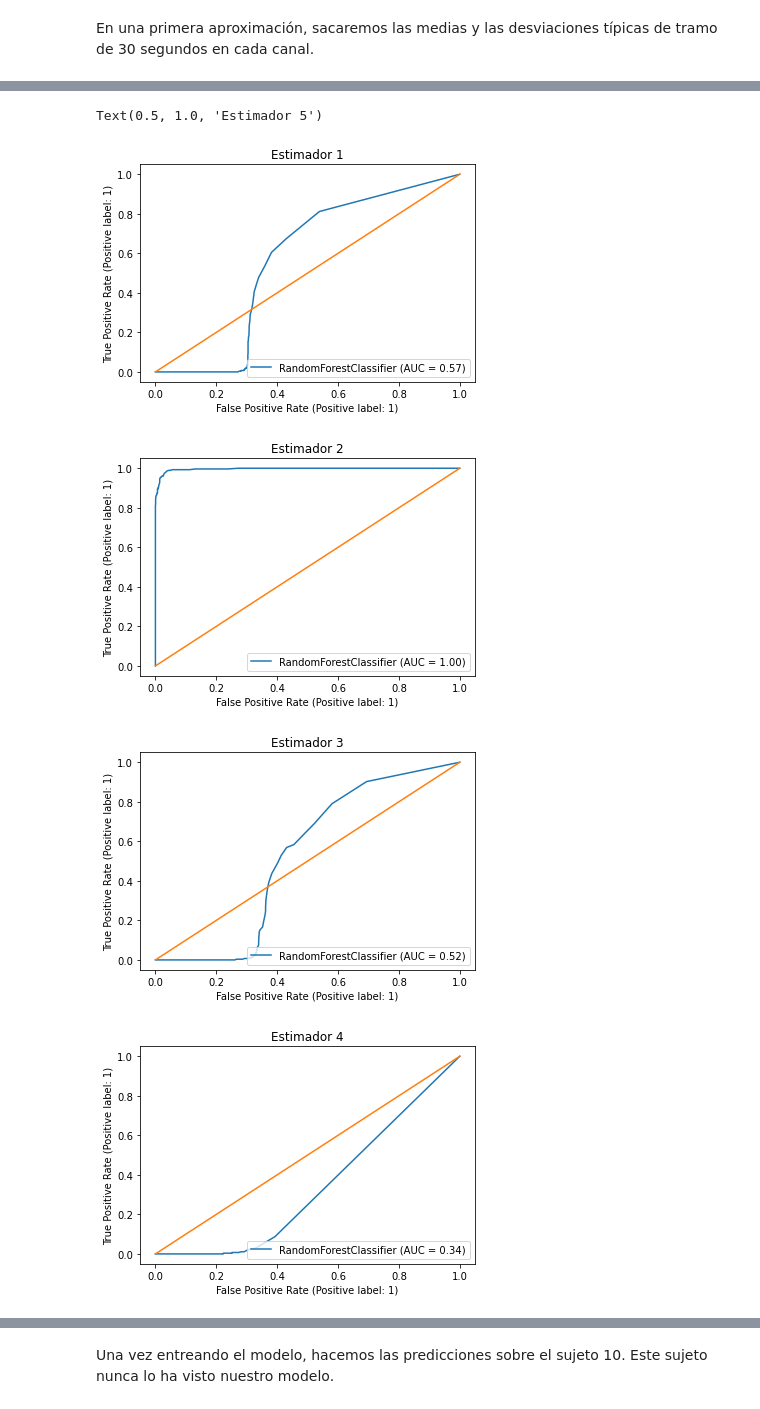
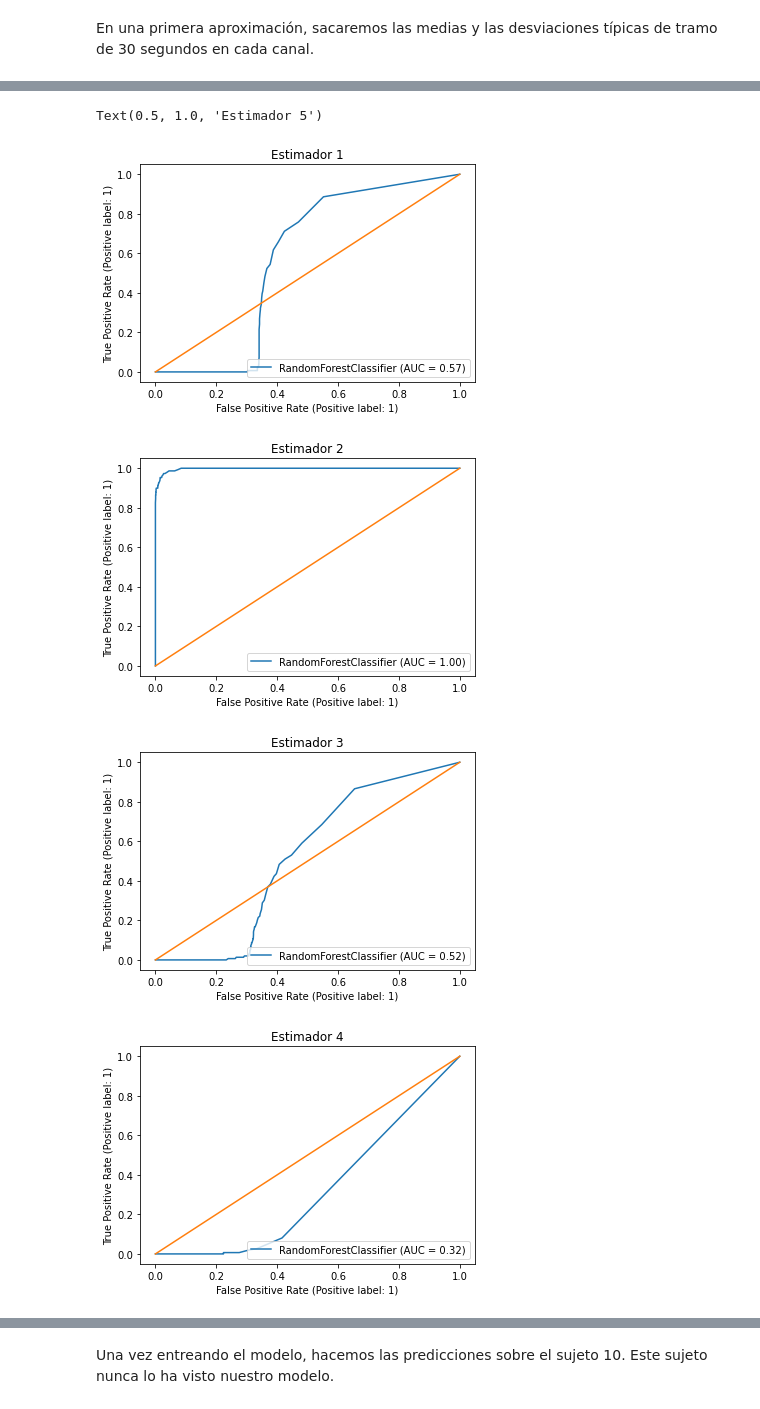
Before and after one commit to ArturoSirvent/Polisognograma, a Jupyter notebook: Polisomnograma_Proyecto.ipynb, the cells around one changed output, grey strips where cells are left out. Drawn from its saved outputs; the diff is of its cells as text; code cells hidden in the pictures.

```diff
--- a/Polisomnograma_Proyecto.ipynb
+++ b/Polisomnograma_Proyecto.ipynb
@@ -314,4 +390,13 @@ features_8 = sls8.get_features()
 features_9 = sls9.get_features()
 # Sujeto 10
 features_10 = sls10.get_features()
+# %%
+# Nos quedamos solo con las características de las muestras válidas.
+# Recordemos que tenemos los índices guardados de celdas anteriores.
+
+features_8_validas = features_8.iloc[indices_8,]
+
+features_9_validas = features_9.iloc[indices_9,]
+
+features_10_validas = features_10.iloc[indices_10,]
 # %%
@@ -442,7 +455,7 @@ X9
 #X.reset_index(inplace=True, drop=True)
 #X
 
-X= features_8.append(features_9)
+X= features_8_validas.append(features_9_validas)
 X.reset_index(inplace=True, drop=True)
 X
 # %% [output]
@@ -462,9 +495,9 @@ X
 # %%
 # Unimos también las etiquetas
 
-labels= labels8.append(labels9)
-labels.reset_index(inplace=True, drop=True)
-labels
+labels_validas= labels8_validas.append(labels9_validas)
+labels_validas.reset_index(inplace=True, drop=True)
+labels_validas
 # %% [output]
 0       0
 1       0
@@ -481,7 +532,7 @@ Name: 0, Length: 1909, dtype: int64
 # %%
 # Dividimos en train y test
 
-x_train, x_test, y_train, y_test = train_test_split(X, labels, test_size=0.2, random_state=0)
+x_train, x_test, y_train, y_test = train_test_split(X, labels_validas, test_size=0.2, random_state=0)
 # %%
 # Hacemos un Random Forest con las medias de cada tramo de cada canal
 
@@ -525,28 +576,28 @@ plt.show()
 # %%
 # Hacemos la curva ROC de cada uno de los 5 RandomForests creados para el conjunto de entrenamiento
 
-plot_roc_curve(RF.estimators_[0], X, labels )
+plot_roc_curve(RF.estimators_[0], X, labels_validas )
 plt.plot([0,1],[0,1])
 plt.title('Estimador 1')
 
-plot_roc_curve(RF.estimators_[1], X, labels )
+plot_roc_curve(RF.estimators_[1], X, labels_validas )
 plt.plot([0,1],[0,1])
 plt.title('Estimador 2')
 
-plot_roc_curve(RF.estimators_[2], X, labels )
+plot_roc_curve(RF.estimators_[2], X, labels_validas )
 plt.plot([0,1],[0,1])
 plt.title('Estimador 3')
 
-plot_roc_curve(RF.estimators_[3], X, labels )
+plot_roc_curve(RF.estimators_[3], X, labels_validas )
 plt.plot([0,1],[0,1])
 plt.title('Estimador 4')
 
-plot_roc_curve(RF.estimators_[4], X, labels )
+plot_roc_curve(RF.estimators_[4], X, labels_validas )
 plt.plot([0,1],[0,1])
 plt.title('Estimador 5')
 # %% [output]
 Text(0.5, 1.0, 'Estimador 5')
-[figure, old version]
+[figure, new version]
-[figure, old version]
+[figure, new version]
-[figure, old version]
+[figure, new version]
-[figure, old version]
+[figure, new version]
```
Also changed, not shown: parts of 112 cells of this notebook.
